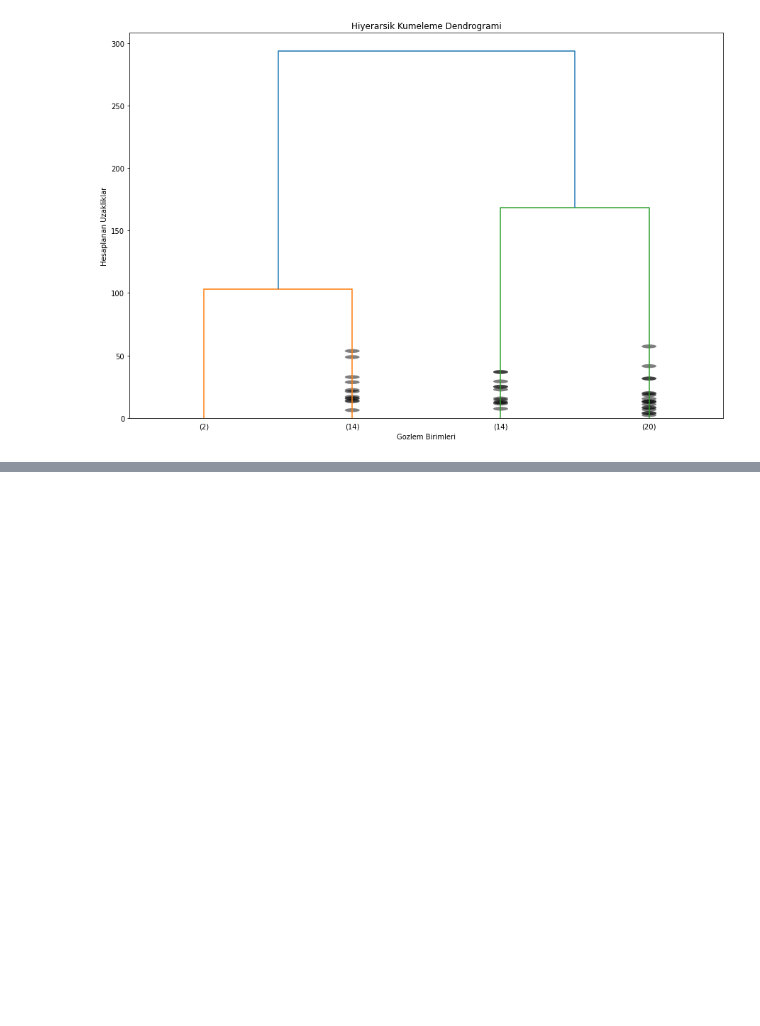
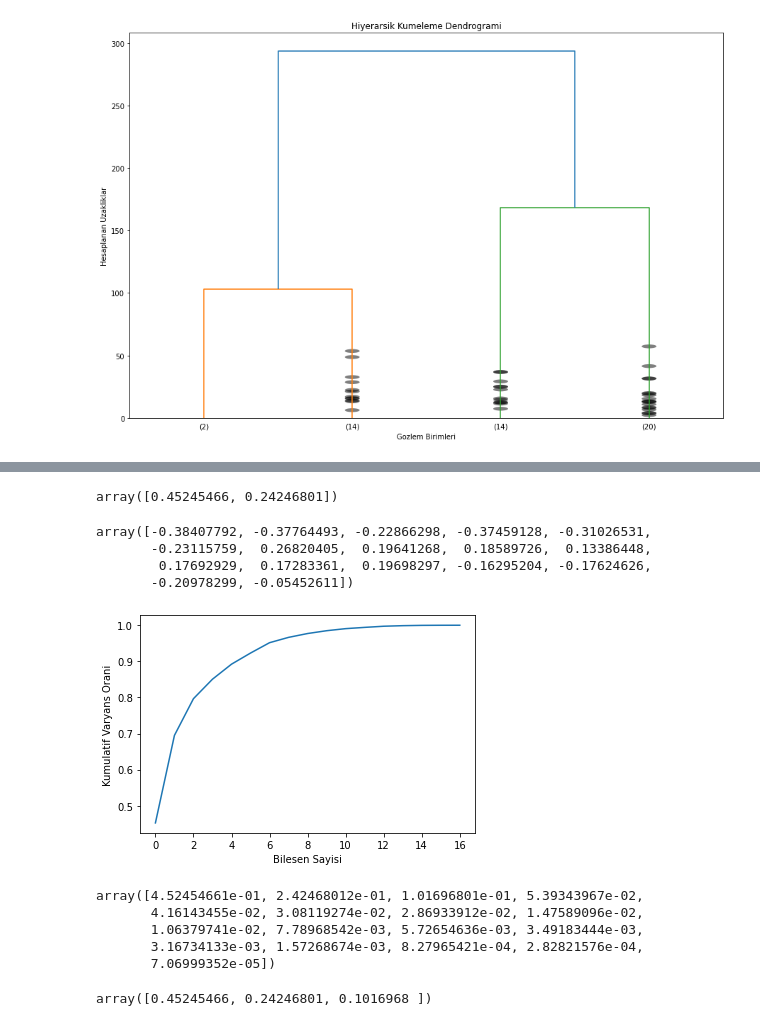
Before and after one commit to burakeven/GY_MachineL501, a Jupyter notebook: Untitled.ipynb, the cells around one changed output, grey strips where cells are left out. Saved outputs shown, nothing was run; the diff lists cells and outputs as text; code cells hidden in the pictures; blank space fills up the shorter version.

```diff
--- a/Untitled.ipynb
+++ b/Untitled.ipynb
@@ -225,0 +228,5 @@ dendrogram(hc_complete,
+# %%
+df = pd.read_csv("./Hitters.csv")
+df.dropna(inplace=True)
+df=df._get_numeric_data()
+df.head()
@@ -225,0 +242,3 @@ dendrogram(hc_complete,
+# %%
+df = StandardScaler().fit_transform(df)
+df[0:5,0:5]
@@ -225,0 +274,27 @@ dendrogram(hc_complete,
+# %%
+pca.explained_variance_ratio_
+# %% [output]
+array([0.45245466, 0.24246801])
+# %%
+pca.components_[1]
+# %% [output]
+array([-0.38407792, -0.37764493, -0.22866298, -0.37459128, -0.31026531,
+       -0.23115759,  0.26820405,  0.19641268,  0.18589726,  0.13386448,
+        0.17692929,  0.17283361,  0.19698297, -0.16295204, -0.17624626,
+       -0.20978299, -0.05452611])
+# %%
+#optimum bilesen sayisi
+pca = PCA().fit(df)
+plt.plot(np.cumsum(pca.explained_variance_ratio_));
+plt.xlabel("Bilesen Sayisi")
+plt.ylabel("Kumulatif Varyans Orani");
+# %% [output]
+[figure, added]
+# %%
+pca.explained_variance_ratio_
+# %% [output]
+array([4.52454661e-01, 2.42468012e-01, 1.01696801e-01, 5.39343967e-02,
+       4.16143455e-02, 3.08119274e-02, 2.86933912e-02, 1.47589096e-02,
+       1.06379741e-02, 7.78968542e-03, 5.72654636e-03, 3.49183444e-03,
+       3.16734133e-03, 1.57268674e-03, 8.27965421e-04, 2.82821576e-04,
+       7.06999352e-05])
@@ -225,0 +305,4 @@ dendrogram(hc_complete,
+# %%
+pca.explained_variance_ratio_
+# %% [output]
+array([0.45245466, 0.24246801, 0.1016968 ])
```
Also changed, not shown: parts of 9 cells of this notebook, 2 other files.
